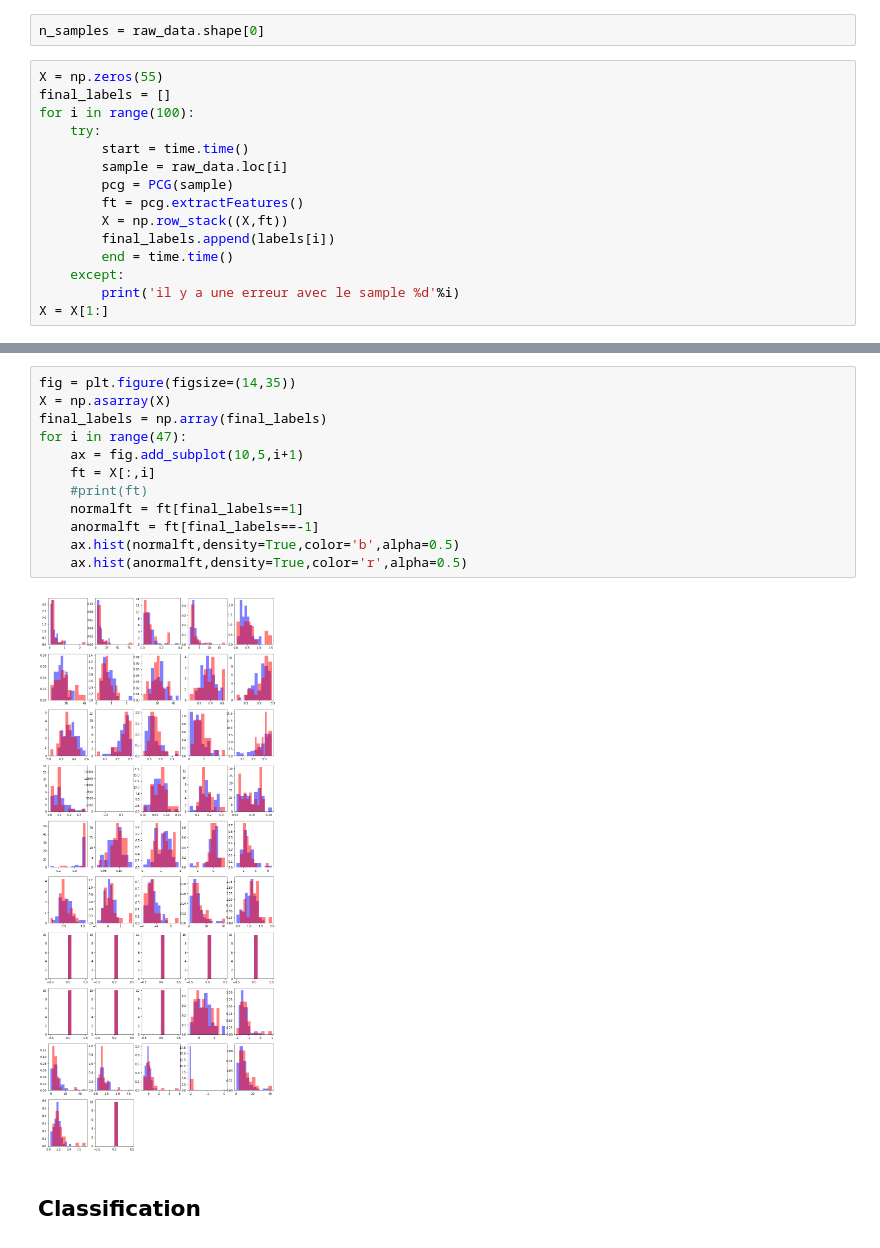
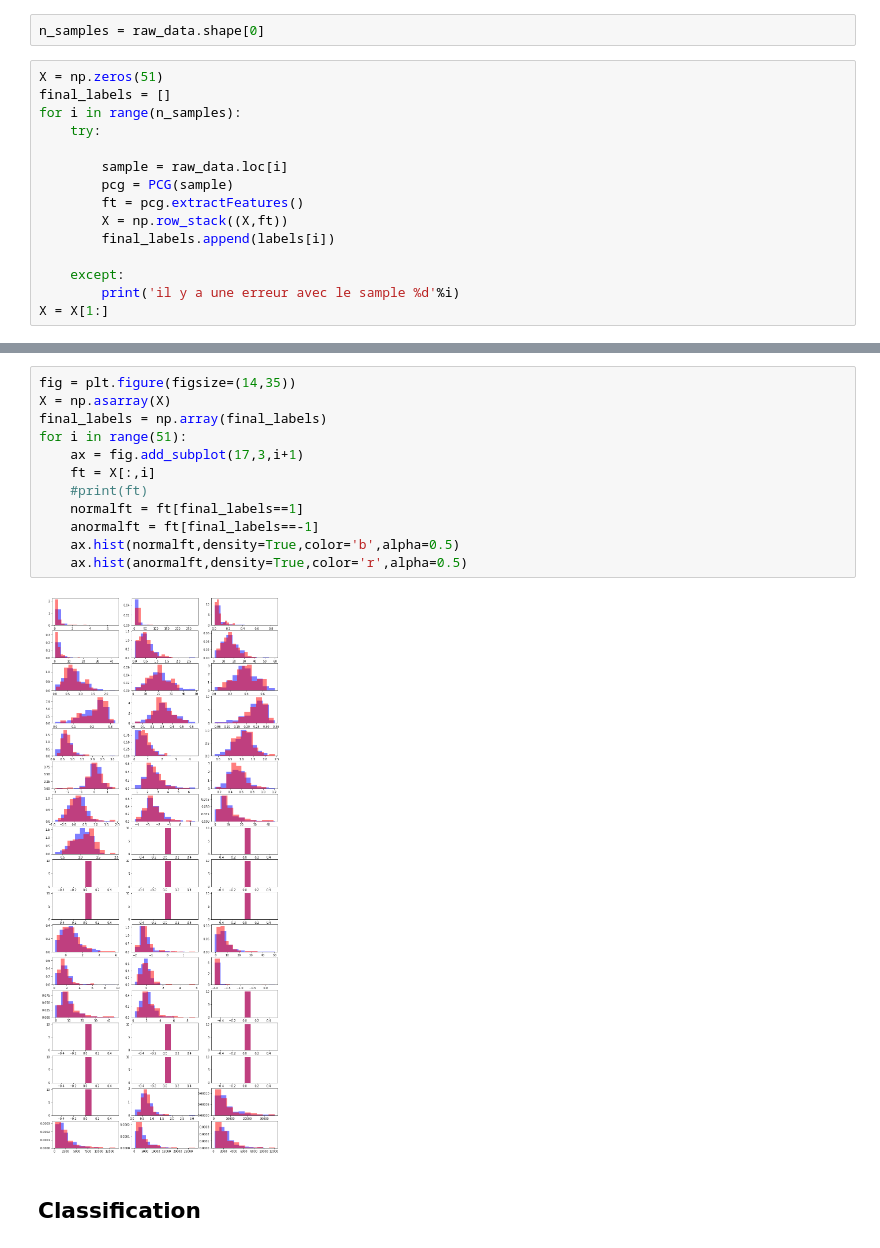
Before and after one commit to aymericfloyrac/Python_for_datascience, a Jupyter notebook: Projet Python.ipynb, the cells around one changed output, grey strips where cells are left out. Cells and saved outputs as stored; diff of their text form.

```diff
--- a/Projet Python.ipynb
+++ b/Projet Python.ipynb
@@ -300,17 +319,17 @@ ft.shape
 # %%
 n_samples = raw_data.shape[0]
 # %%
-X = np.zeros(55)
+X = np.zeros(51)
 final_labels = []
-for i in range(100):
+for i in range(n_samples):
     try:
-        start = time.time()
+
         sample = raw_data.loc[i]
         pcg = PCG(sample)
         ft = pcg.extractFeatures()
         X = np.row_stack((X,ft))
         final_labels.append(labels[i])
-        end = time.time()
+
     except:
         print('il y a une erreur avec le sample %d'%i)
 X = X[1:]
@@ -352,17 +341,17 @@ temps de calcul: 2.030584
 # %%
 fig = plt.figure(figsize=(14,35))
 X = np.asarray(X)
 final_labels = np.array(final_labels)
-for i in range(47):
-    ax = fig.add_subplot(10,5,i+1)
+for i in range(51):
+    ax = fig.add_subplot(17,3,i+1)
     ft = X[:,i]
     #print(ft)
     normalft = ft[final_labels==1]
     anormalft = ft[final_labels==-1]
     ax.hist(normalft,density=True,color='b',alpha=0.5)
     ax.hist(anormalft,density=True,color='r',alpha=0.5)
 # %% [output]
-[figure, old version]
+[figure, new version]
 # %% [markdown]
 ## Classification
 # %%
```
Also changed, not shown: parts of 9 cells of this notebook.
